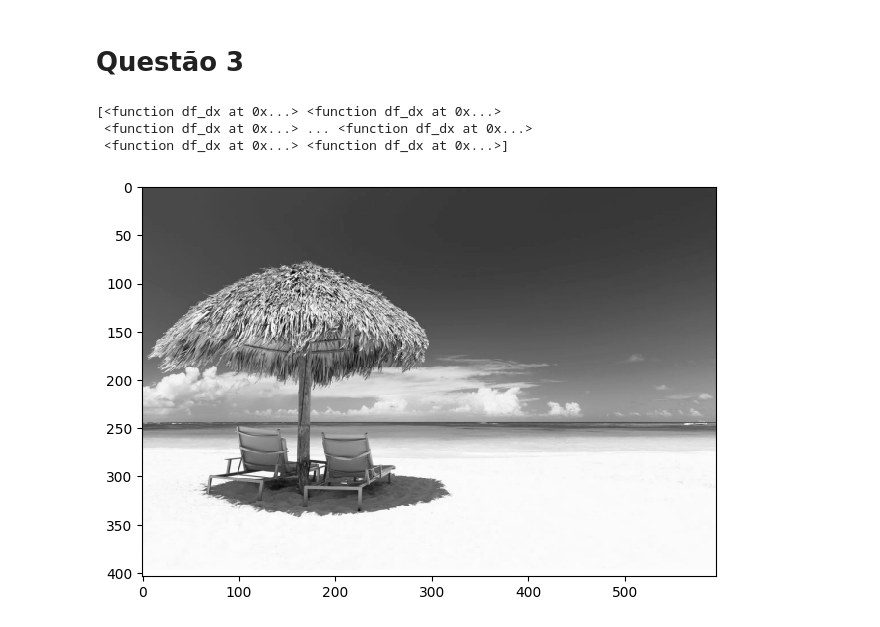
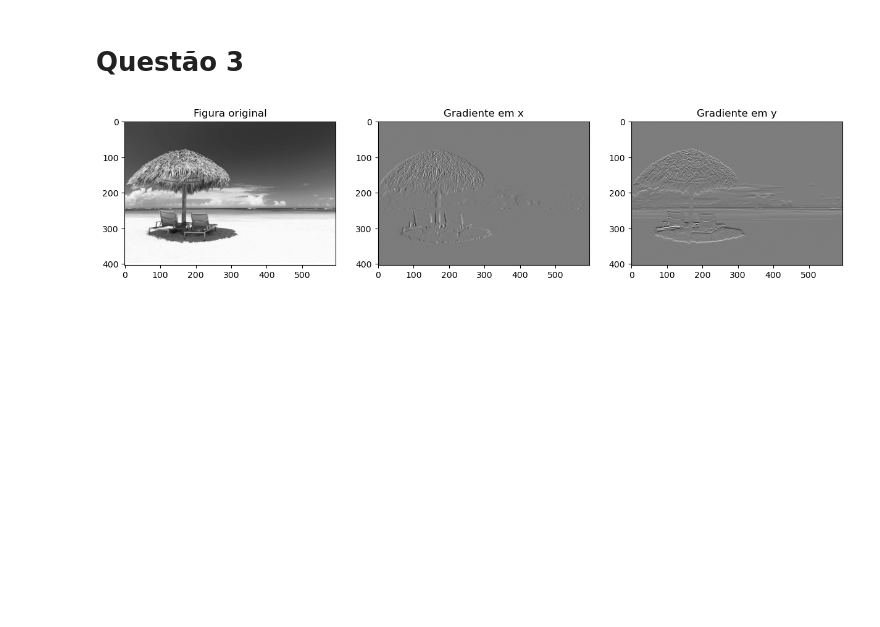
Before and after one commit to Gabrielsssilverio/Metodos_numericos, a Jupyter notebook: Lista_1.ipynb, the cells around one changed output. Drawn from its saved outputs; the diff is of its cells as text; code cells hidden in the pictures; blank space fills up the shorter version.

```diff
--- a/Lista_1.ipynb
+++ b/Lista_1.ipynb
@@ -95,39 +95,46 @@ plt.show()
 # Questão 3
 # %%
 import skimage as si
+import numpy as np
 import matplotlib.pyplot as plt
-import skimage.color as sc
-import numpy as np
 
+#Importa a imagem
 original_fig = si.io.imread("Figure_lista.png", as_gray=True)
-si.io.imshow(original_fig)
 M = np.asarray(original_fig)
+altura = M.shape[0]
+largura = M.shape[1]
 
-# Aproximação daa primeira derivada
-def df_dx (x_f, x_b ):
-    delta_x_fig = 1
-    return (x_f - x_b) / (2*delta_x_fig)
-# (1,1)
-#central = M[1,1]
-#further = M[200,2]
-#back = M[0,0]
-#print(df_dx (further, back))
+#Matrizes dos gradientes
+grad_x = np.zeros_like(M, dtype=float)
+grad_y = np.zeros_like(M, dtype=float)
 
-# Loop de iteração
-#M.shape[1] #Numero de colunas
-#M.shape[0] #Numero de linhas
+# Aproximação da primeira derivada
+def df (x_f, x_b ):
+    delta_fig = 1
+    return (x_f - x_b) / (2 * delta_fig)
 
-grad = []
+# Calculo do gradiente em x
+for i in range(0,(M.shape[0])):
+    for j in range (1, (M.shape[1]-1)):
+         deriv_x = df(M[i,(j+1)], M[i,(j-1)])
+         grad_x[i,j] = deriv_x
 
-for i in range(0,(M.shape[0]),1):
-    for j in range (1, (M.shape[1]-1)):
-        df_dx(M[i,(j-1)], M[i,j+1])
-        grad.append(df_dx)
+# Calculo do gradiente em y
+for j in range(0,(M.shape[1])):
+    for i in range (1, (M.shape[0]-1)):
+         deriv_y = df(M[(i+1),j], M[(i-1),j])
+         grad_y[i,j] = deriv_y
 
-Vetor_gradiente = np.array(grad)#Vetor gradiente
-print(Vetor_gradiente)
+# Plotagem
+fig, ax = plt.subplots(1,3, figsize=(15,5))
+
+ax[0].imshow(original_fig, cmap='gray')
+ax[0].set_title('Figura original')
+ax[1].imshow(grad_x, cmap='gray')
+ax[1].set_title('Gradiente em x')
+ax[2].imshow(grad_y, cmap='gray')
+ax[2].set_title('Gradiente em y')
+
+plt.show()
 # %% [output]
-[<function df_dx at 0x...> <function df_dx at 0x...>
- <function df_dx at 0x...> ... <function df_dx at 0x...>
- <function df_dx at 0x...> <function df_dx at 0x...>]
-[figure, old version]
+[figure, new version]
```
